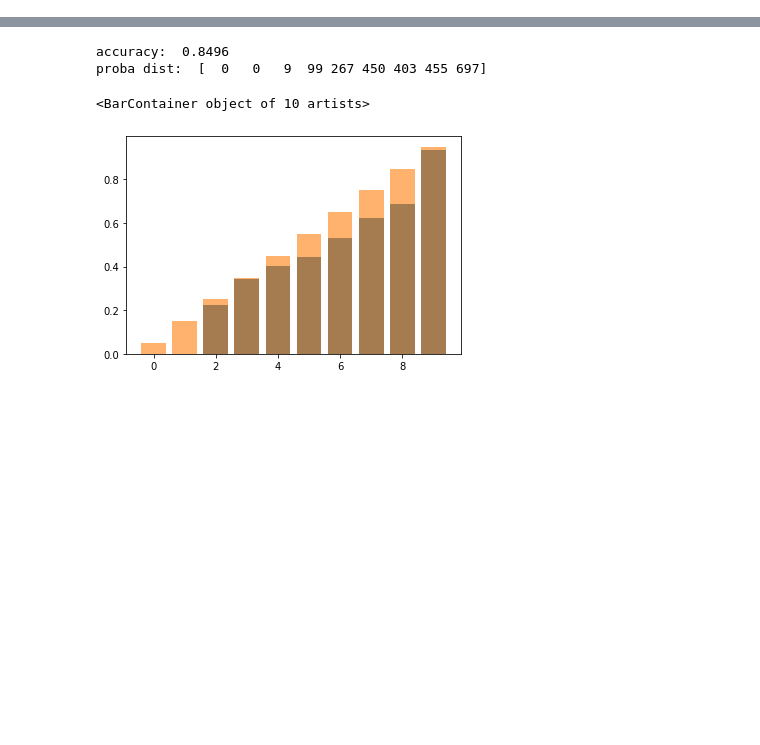
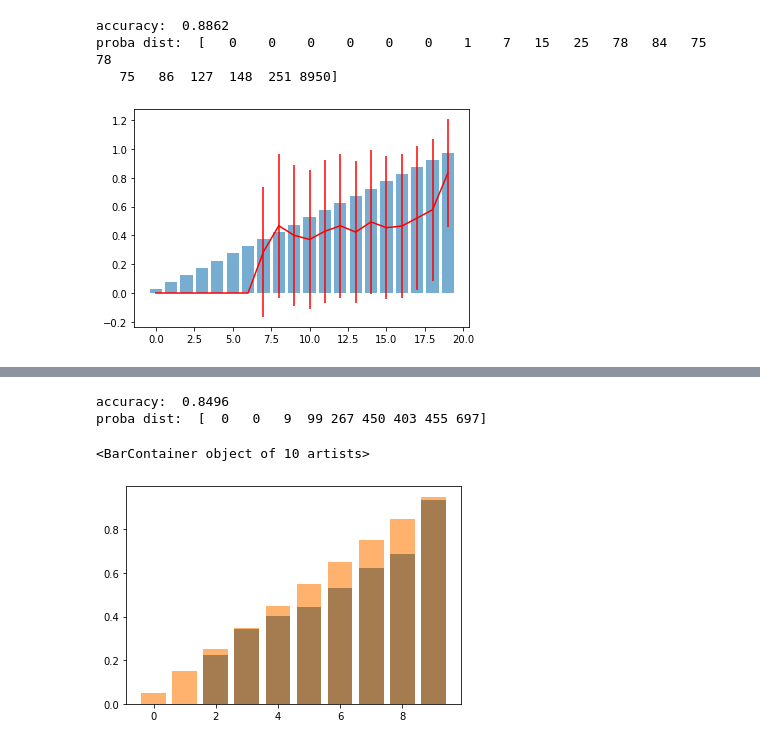
Before and after one commit to yangarbiter/blindguess, a Jupyter notebook: notebooks/calibration.ipynb, the cells around one changed output, grey strips where cells are left out. Drawn from its saved outputs; the diff is of its cells as text; code cells hidden in the pictures; blank space fills up the shorter version.

```diff
--- a/notebooks/calibration.ipynb
+++ b/notebooks/calibration.ipynb
@@ -65,22 +118,52 @@ trnX, trny, tstX, tsty = auto_var.get_var_with_argument("dataset", 'cifar10')
 # %%
-def get_proba_list(pred, y):
+def get_proba_list(pred, y, bin_counts=10):
     pred_proba = pred.max(axis=1)
     pred_y = pred.argmax(axis=1)
     print("accuracy: ", (pred_y == y).mean())
-    print("proba dist: ", np.histogram(pred_proba, bins=np.arange(10)/10.)[0])
+    print("proba dist: ", np.histogram(pred_proba, bins=np.arange(bin_counts+1)/bin_counts)[0])
     acc_list = []
-    for i in range(10):
-        proba_range = [i/10, (i+1)/10]
+    err_list = []
+    for i in range(bin_counts):
+        proba_range = [i/bin_counts, (i+1)/bin_counts]
         idx = np.where(np.logical_and(pred_proba >= proba_range[0], pred_proba < proba_range[1]))[0]
         if len(idx) > 0:
             acc_list.append((pred_y[idx] == y[idx]).mean())
+            err_list.append((pred_y[idx] == y[idx]).std())
         else:
             acc_list.append(0.)
-    return acc_list
+            err_list.append(0.)
+    return acc_list, err_list
 
 def get_proba_list_fig(proba_list):
-    x = np.arange(10) / 10 + 0.05
+    bin_counts = len(proba_list)
+    ideal = np.arange(bin_counts) / bin_counts + 1 / 2 / bin_counts
     plt.xlim(0, 1)
     plt.ylim(0, 1)
     plt.bar(x, proba_list)
+
+    plt.bar(np.arange(bin_counts), proba_list, label="model")
+    plt.bar(np.arange(bin_counts), x, alpha = 0.6, label="ideal")
     plt.show()
+
+def calc_calibrate_err(proba_list):
+    pass
+# %%
+bin_counts = 20
+ideal = np.arange(bin_counts) / bin_counts + 1 / 2 / bin_counts
+model_path = "../models/pgd-cifar10-0.031-ce-tor-WRN_40_10-inf-0.pt"
+model = globals()[get_arch(model_path)](n_classes=10)
+model.load_state_dict(torch.load(model_path))
+model.eval()
+model.cuda()
+model = ModelWrapper(model)
+#trnX, trny, tstX, tsty = auto_var.get_var_with_argument("dataset", get_ds(model_path))
+tst_pred = model.predict_proba(tstX)
+proba_list, err_list = get_proba_list(tst_pred, tsty, bin_counts=bin_counts)
+plt.errorbar(np.arange(bin_counts), proba_list, yerr=err_list, color="red")
+plt.bar(np.arange(bin_counts), ideal, alpha = 0.6)
+plt.savefig("./figs/calibration/cifa10_woaug_nat.png")
+# %% [output]
+accuracy:  0.8862
+proba dist:  [   0    0    0    0    0    0    1    7   15   25   78   84   75   78
+   75   86  127  148  251 8950]
+[figure, added]
```
Also changed, not shown: parts of 9 cells of this notebook, 5 other files.
